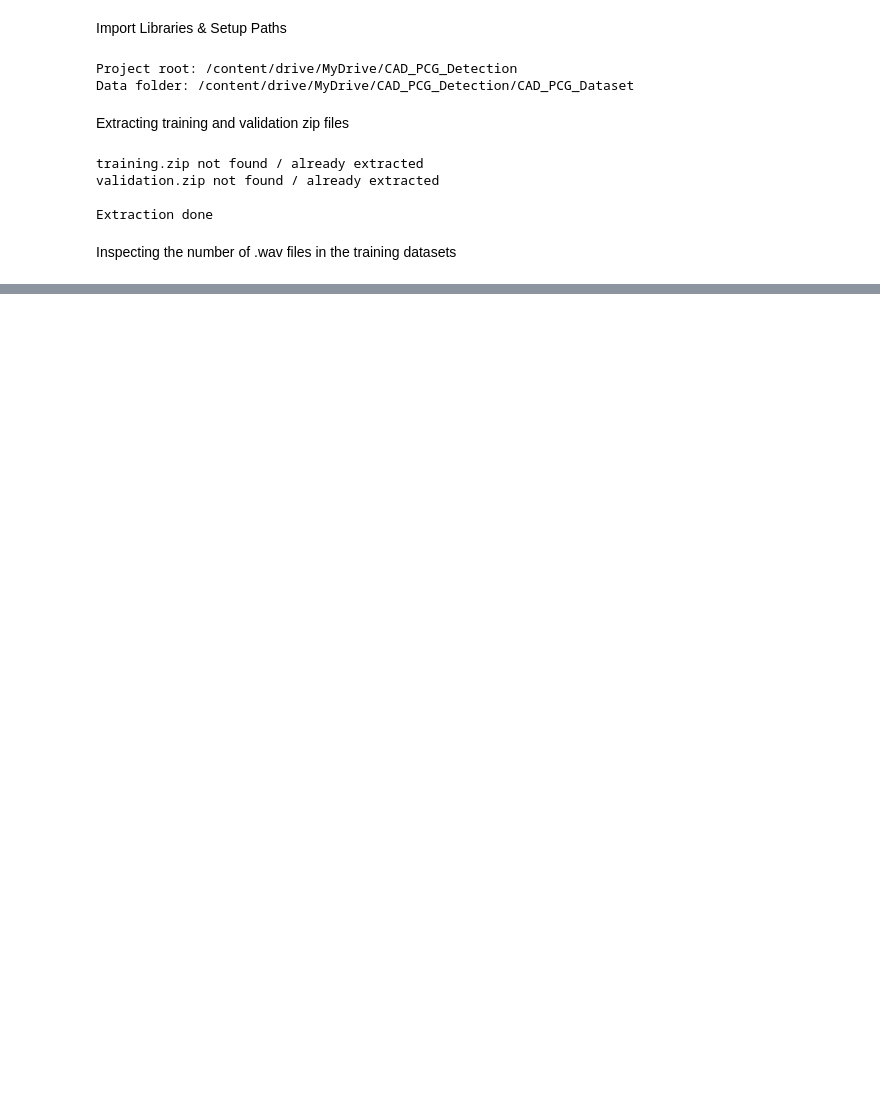
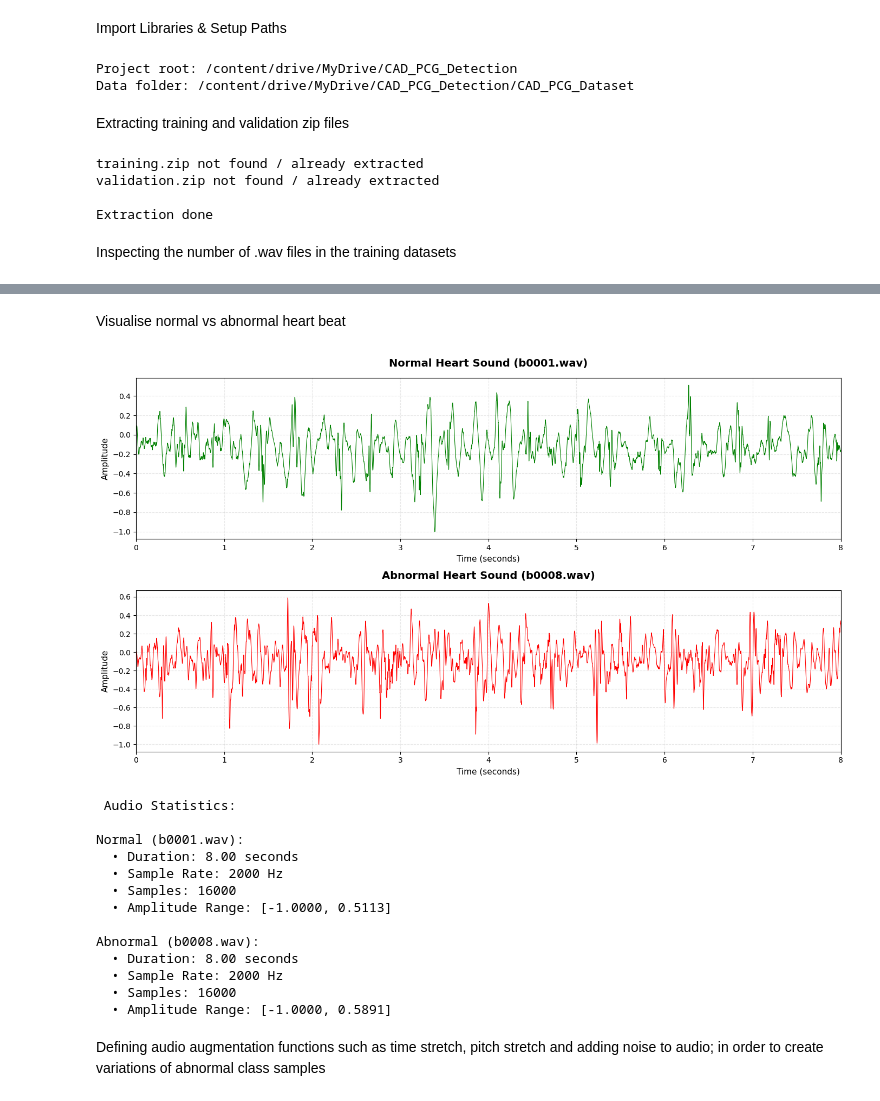
Before and after one commit to aliyanshaikh7/CAD_PCG_Detection, a Jupyter notebook: CAD_PCG_Detection.ipynb, the cells around one changed output, grey strips where cells are left out. Drawn from its saved outputs; the diff is of its cells as text; code cells hidden in the pictures; blank space fills up the shorter version.

```diff
--- a/CAD_PCG_Detection.ipynb
+++ b/CAD_PCG_Detection.ipynb
@@ -90,0 +126,62 @@ print(f"📅 Last updated: {pd.Timestamp.now()}")
+# %% [markdown]
+Visualise normal vs abnormal heart beat
+# %%
+
+normal_path = f'{DATA_FOLDER}/training-b/b0001.wav'
+normal_audio, sr = librosa.load(normal_path, sr=2000)
+
+abnormal_path = f'{DATA_FOLDER}/training-b/b0008.wav'
+abnormal_audio, sr = librosa.load(abnormal_path, sr=2000)
+
+fig, axes = plt.subplots(2, 1, figsize=(14, 8))
+
+# plot normal heart sound
+axes[0].plot(np.arange(len(normal_audio)) / sr, normal_audio, color='green', linewidth=0.8)
+
+axes[0].set_title('Normal Heart Sound (b0001.wav)', fontsize=14, fontweight='bold', pad=15)
+axes[0].set_xlabel('Time (seconds)', fontsize=11)
+axes[0].set_ylabel('Amplitude', fontsize=11)
+axes[0].grid(True, alpha=0.3, linestyle='--')
+axes[0].set_xlim(0, len(normal_audio) / sr)
+
+# plot abnormal heart sound
+axes[1].plot(np.arange(len(abnormal_audio)) / sr, abnormal_audio, color='red', linewidth=0.8)
+axes[1].set_title('Abnormal Heart Sound (b0008.wav)', fontsize=14, fontweight='bold', pad=15)
+axes[1].set_xlabel('Time (seconds)', fontsize=11)
+axes[1].set_ylabel('Amplitude', fontsize=11)
+axes[1].grid(True, alpha=0.3, linestyle='--')
+axes[1].set_xlim(0, len(abnormal_audio) / sr)
+
+plt.tight_layout()
+plt.show()
+
+# print audio statistics
+print(f"\n Audio Statistics:")
+print(f"\nNormal (b0001.wav):")
+print(f"  • Duration: {len(normal_audio) / sr:.2f} seconds")
+print(f"  • Sample Rate: {sr} Hz")
+print(f"  • Samples: {len(normal_audio)}")
+print(f"  • Amplitude Range: [{normal_audio.min():.4f}, {normal_audio.max():.4f}]")
+
+print(f"\nAbnormal (b0008.wav):")
+print(f"  • Duration: {len(abnormal_audio) / sr:.2f} seconds")
+print(f"  • Sample Rate: {sr} Hz")
+print(f"  • Samples: {len(abnormal_audio)}")
+print(f"  • Amplitude Range: [{abnormal_audio.min():.4f}, {abnormal_audio.max():.4f}]")
+# %% [output]
+[figure, added]
+ Audio Statistics:
+
+Normal (b0001.wav):
+  • Duration: 8.00 seconds
+  • Sample Rate: 2000 Hz
+  • Samples: 16000
+  • Amplitude Range: [-1.0000, 0.5113]
+
+Abnormal (b0008.wav):
+  • Duration: 8.00 seconds
+  • Sample Rate: 2000 Hz
+  • Samples: 16000
+  • Amplitude Range: [-1.0000, 0.5891]
+# %% [markdown]
+Defining audio augmentation functions such as time stretch, pitch stretch and adding noise to audio; in order to create variations of abnormal class samples
```
Also changed, not shown: parts of 52 cells of this notebook.
